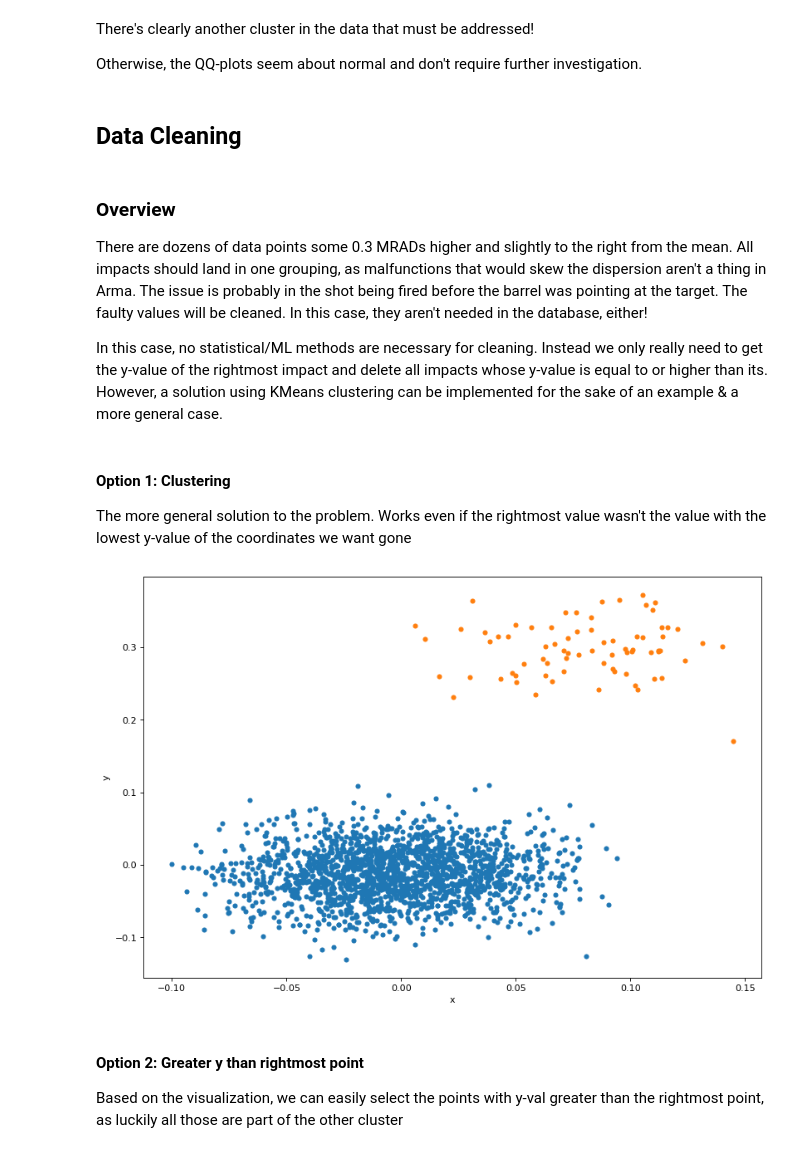
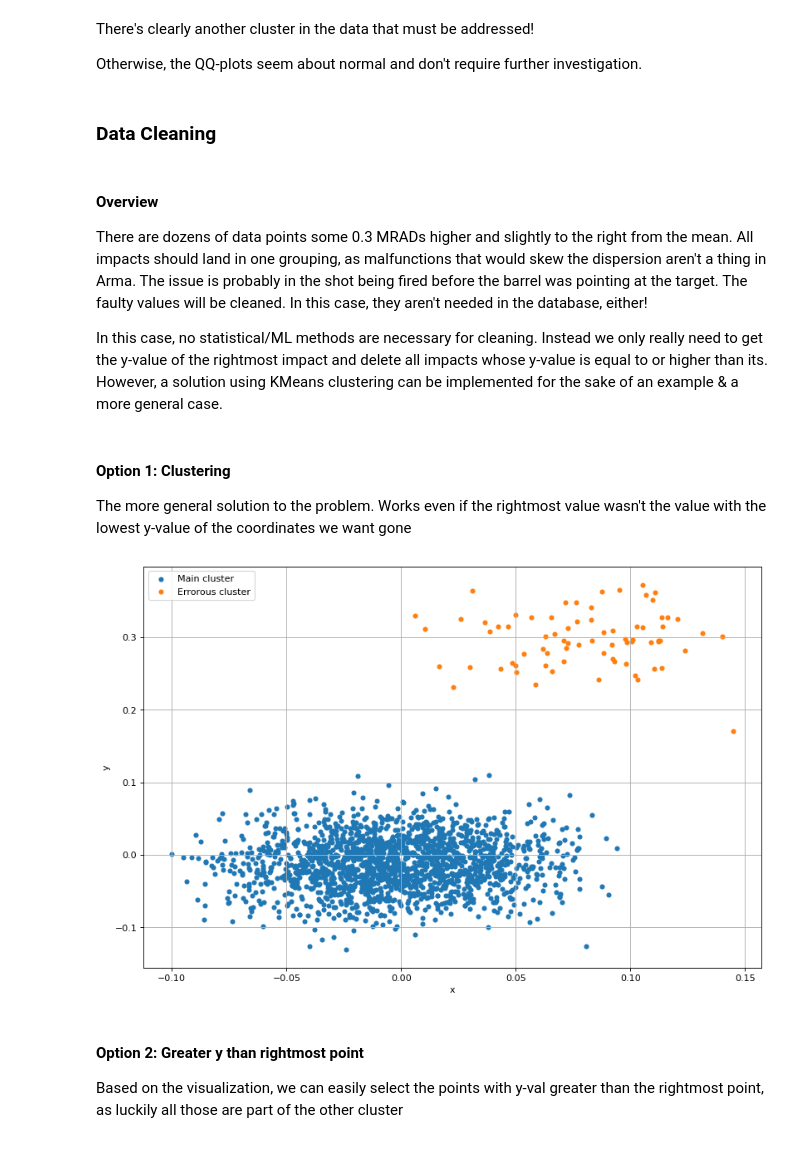
Before and after one commit to P1ker1/ACE3-AB-Zeroer, a Jupyter notebook: Python/src/shot_grouping.ipynb, the cells around one changed output. Cells and saved outputs as stored; diff of their text form; code cells hidden in the pictures.

```diff
--- a/Python/src/shot_grouping.ipynb
+++ b/Python/src/shot_grouping.ipynb
@@ -53,6 +61,7 @@ from data_processing_funcs import different_bin_counts
 
 plt.rcParams["figure.figsize"]=(12,8)
 plt.rcParams["figure.dpi"]=80
+plt.rcParams.update({"axes.grid" : True})
 
 DB_PATH = "fired_shots.db"
 print("DB path:  ", DB_PATH)
@@ -363,9 +372,9 @@ There's clearly another cluster in the data that must be addressed!
 
 Otherwise, the QQ-plots seem about normal and don't require further investigation.
 # %% [markdown]
-## Data Cleaning
+### Data Cleaning
 # %% [markdown]
-### Overview
+#### Overview
 There are dozens of data points some 0.3 MRADs higher and slightly to the right from the mean. </br>
 All impacts should land in one grouping, as malfunctions that would skew the dispersion aren't a thing in Arma. The issue is probably in the shot being fired before the barrel was pointing at the target.</br>
 </br>
@@ -386,37 +395,42 @@ delete_errorous_rows_from_db = True    # Delete the errorous values from the DB
 
 The more general solution to the problem. Works even if the rightmost value wasn't the value with the lowest y-value of the coordinates we want gone
 # %%
+# Make a separate copy of the faulty AXMC dataframe in case it's needed later
+faulty_axmc = dfs["axmc"].copy(deep=True)
+
+# And off to removing the cluster
 if clustering:
     from sklearn.cluster import KMeans
 
     # There are two distinguishable clusters
     km = KMeans(n_clusters=2)
 
     pred = km.fit_predict(dfs["axmc"][["x","y"]])
 
     # Create a separate df to avoid dataframes in dfs-dict to have different column count
     df_axmc = dfs["axmc"][["id","x","y","data_batch"]]
     df_axmc["clusters"] = pred
 
     # C stands for both color and cluster here
     df_axmc_c0 = df_axmc[df_axmc.clusters==0]
     df_axmc_c1 = df_axmc[df_axmc.clusters==1]
 
     # Plot the clusters
     only_ax = df_axmc_c0.plot.scatter("x", "y", c="C0")
     df_axmc_c1.plot.scatter("x", "y", c="C1", ax=only_ax)
+    only_ax.legend([f"Main cluster", "Errorous cluster"])
 
     # Select the cluster with the smaller size as the errorous cluster
     errorous_cluster = min([df_axmc_c0, df_axmc_c1], key=lambda df: df.size)
 
     # Tuple is used, as tuple's syntax is similar to SQL's WHERE IN syntax
     # e.g. WHERE column_name IN (value1, value2, ...);
     errorous_cluster_ids = tuple(errorous_cluster["id"].to_numpy())
 
     # Del_condition for delete_from_table would be
     del_condition = f"(id IN {errorous_cluster_ids})"
 # %% [output]
-[figure, old version]
+[figure, new version]
 # %% [markdown]
 #### Option 2: Greater y than rightmost point
 
```
Also changed, not shown: parts of 37 cells of this notebook, 1 other file.
